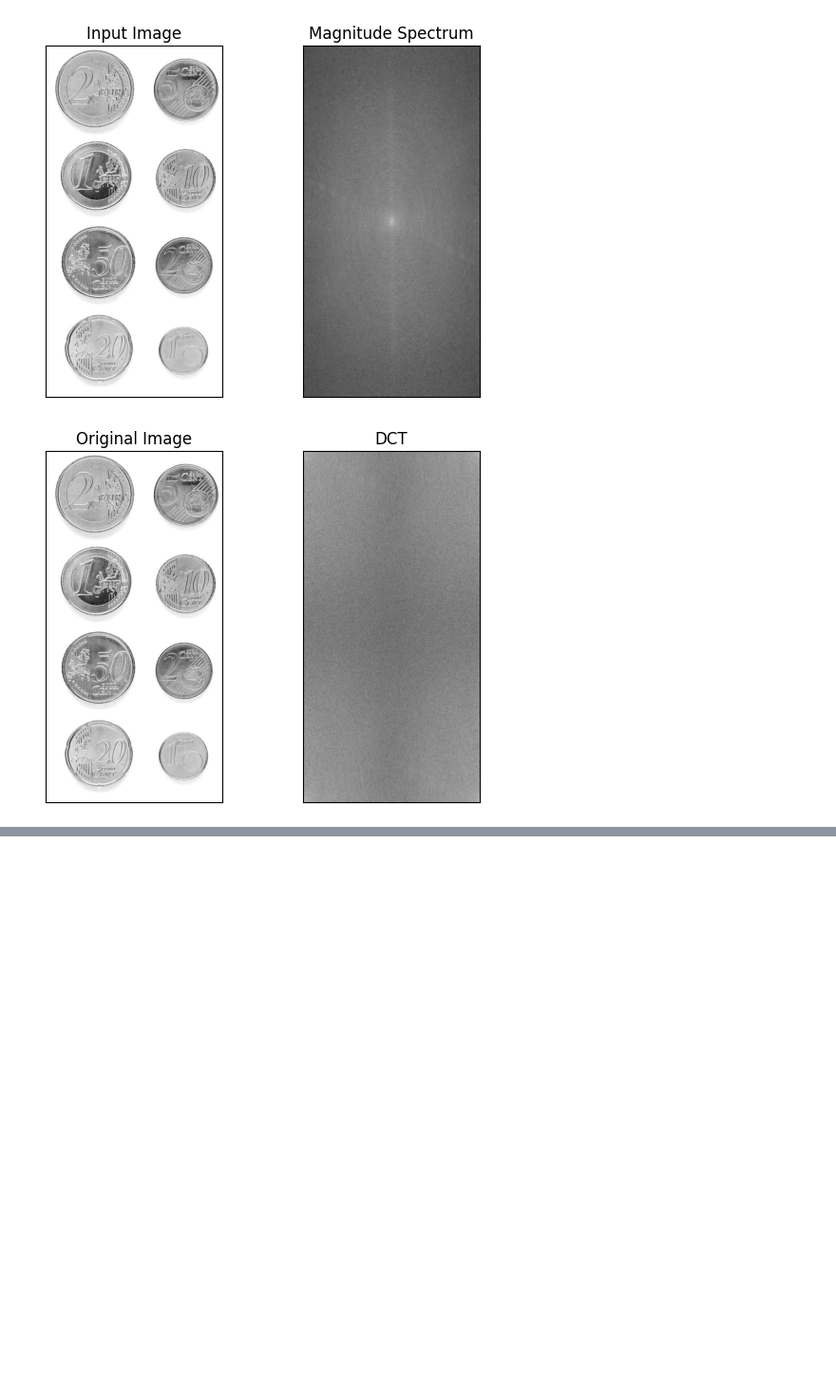
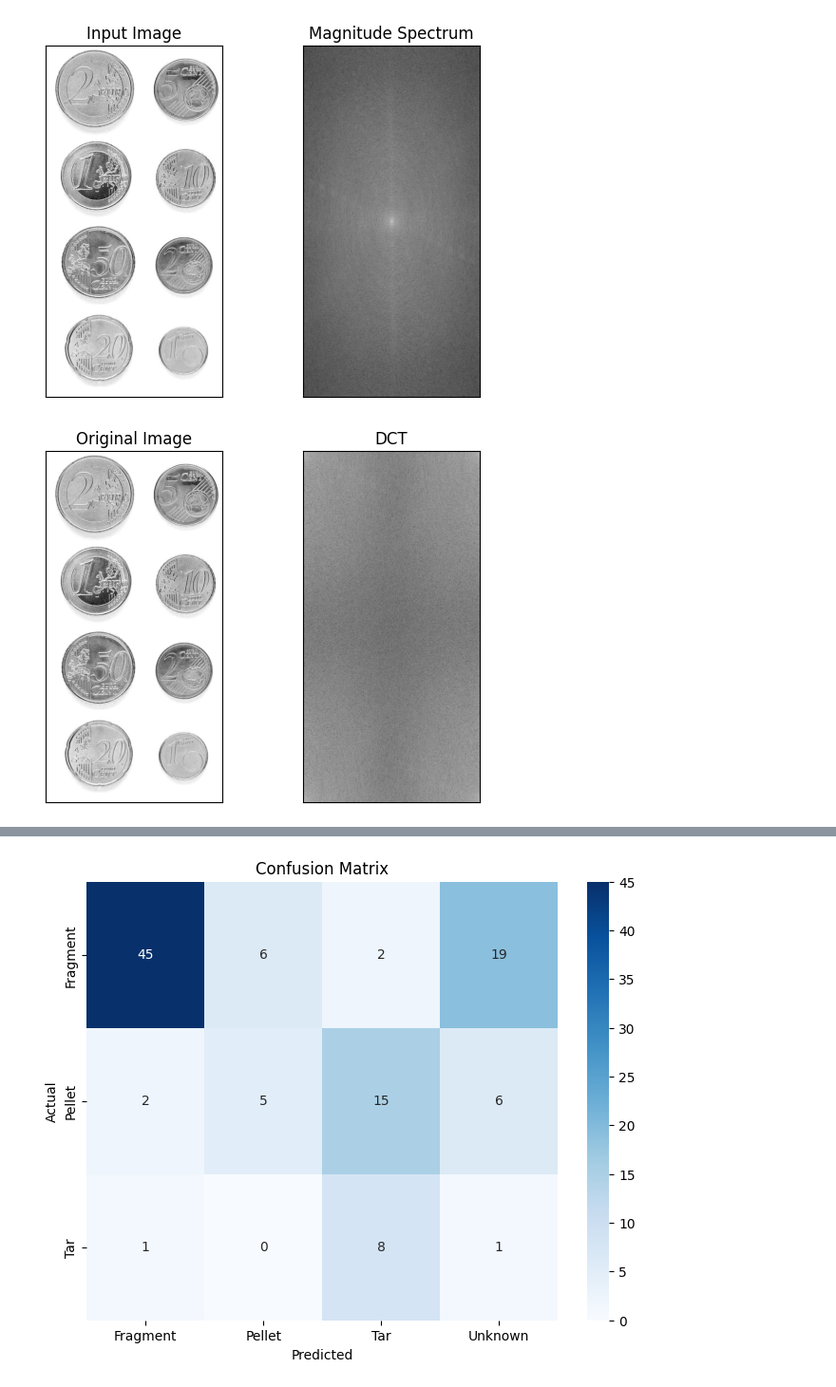
Before and after one commit to gitfrandu4/40982-VC, a Jupyter notebook: P3/VC_P3.ipynb, the cells around one changed output, grey strips where cells are left out. Shown at 95% size. Drawn from its saved outputs; the diff is of its cells as text; code cells hidden in the pictures; blank space fills up the shorter version.

```diff
--- a/P3/VC_P3.ipynb
+++ b/P3/VC_P3.ipynb
@@ -617,0 +1193,77 @@ plt.show()
+# %%
+# Function to calculate mean brightness
+def get_mean_brightness(r, g, b):
+    # Calculate brightness as the mean of RGB values
+    return (r + g + b) / 3
+
+# Function to classify a particle based on features
+def classify_particle(features, params):
+    # Unpack features
+    (area, perimeter, compactness, aspect_ratio, ellipse_axis_ratio,
+     mean_r, mean_g, mean_b, mean_hue) = features
+
+    # Calculate mean brightness
+    mean_brightness = get_mean_brightness(mean_r, mean_g, mean_b)
+
+    # Unpack parameters
+    compactness_threshold = params['compactness_threshold']
+    ellipse_axis_ratio_threshold = params['ellipse_axis_ratio_threshold']
+    aspect_ratio_threshold = params['aspect_ratio_threshold']
+    area_threshold = params['area_threshold']
+    mean_hue_pellet_range = params['mean_hue_pellet_range']
+    mean_brightness_fragment_threshold = params['mean_brightness_fragment_threshold']
+    mean_brightness_tar_threshold = params['mean_brightness_tar_threshold']
+
+    # Classification rules
+    # Rule for Pellet: High compactness, high ellipse axis ratio, specific hue range
+    if (compactness >= compactness_threshold and
+        ellipse_axis_ratio >= ellipse_axis_ratio_threshold and
+        mean_hue >= mean_hue_pellet_range[0] and
+        mean_hue <= mean_hue_pellet_range[1]):
+        return 'Pellet'
+    # Rule for Tar: Low mean brightness (darker particles)
+    elif mean_brightness <= mean_brightness_tar_threshold:
+        return 'Tar'
+    # Rule for Fragment: Remaining particles with higher brightness
+    elif mean_brightness >= mean_brightness_fragment_threshold:
+        return 'Fragment'
+    else:
+        return 'Unknown'
+
+# Parameters for classification (adjustable)
+params = {
+    'compactness_threshold': 15.0,
+    'ellipse_axis_ratio_threshold': 0.8,
+    'aspect_ratio_threshold': 1.5,
+    'area_threshold': 50.0,
+    'mean_hue_pellet_range': (15, 45),  # Hue range for pellets
+    'mean_brightness_fragment_threshold': 100,  # Bright fragments
+    'mean_brightness_tar_threshold': 80  # Dark tar particles
+}
+
+# Apply the classifier to each particle
+df['Predicted_Label'] = df.apply(lambda row: classify_particle(
+    row[:-1].values, params), axis=1)
+
+# Evaluate the classifier
+conf_mat = pd.crosstab(df['Label'], df['Predicted_Label'], rownames=['Actual'], colnames=['Predicted'])
+
+print("Confusion Matrix:")
+print(conf_mat)
+
+# Calculate accuracy
+accuracy = np.mean(df['Label'] == df['Predicted_Label'])
+print(f"\nOverall Accuracy: {accuracy * 100:.2f}%")
+
+# Classification report
+from sklearn.metrics import classification_report
+
+print("\nClassification Report:")
+print(classification_report(df['Label'], df['Predicted_Label']))
+
+# Plot confusion matrix
+plt.figure(figsize=(8, 6))
+sns.heatmap(conf_mat, annot=True, fmt='d', cmap='Blues')
+plt.title('Confusion Matrix')
+plt.show()
+# %% [output]
@@ -617,0 +1290 @@ plt.show()
+[figure, added]
```
Also changed, not shown: parts of 8 cells of this notebook, 11 other files.
